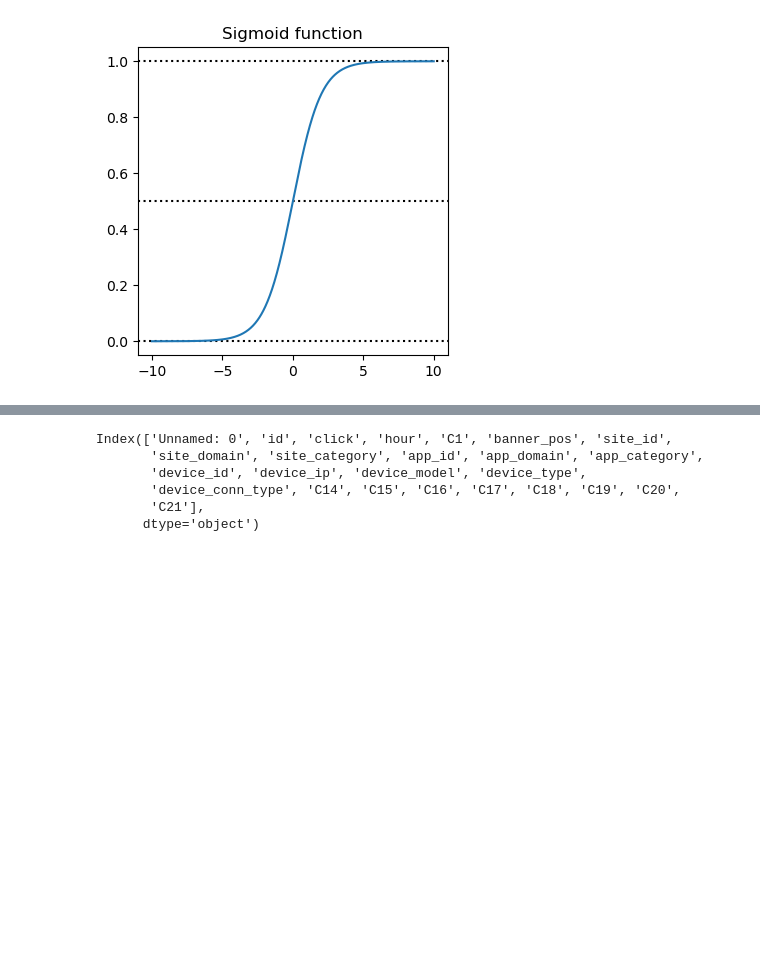
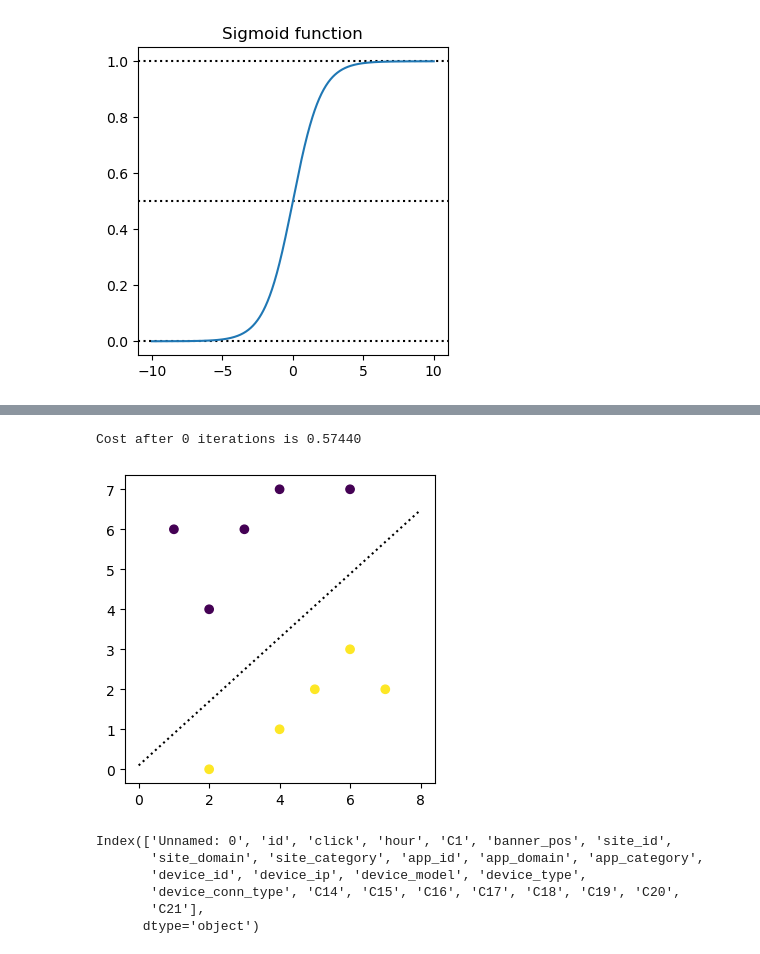
Before and after one commit to anshuman1823/Predicting_online_ad_click_through_rate_using_logistic_regression, a Jupyter notebook: 4_predicting_online_ad_click_through_rate_using_logistic_regression.ipynb, the cells around one changed output, grey strips where cells are left out. Cells and saved outputs as stored; diff of their text form; code cells hidden in the pictures; blank space fills up the shorter version.

Commit message:
Implemented Logistic Regression Algorithm using Gradient Descent from Scratch

```diff
--- a/4_predicting_online_ad_click_through_rate_using_logistic_regression.ipynb
+++ b/4_predicting_online_ad_click_through_rate_using_logistic_regression.ipynb
@@ -34,3 +65,35 @@ plt.show()
+# %%
+## Defining the function for implementing logistic regression
+
+def train_log_reg(X_train, y_train, learning_rate = 0.1, fit_intercept = True, max_iter = 1000):
+    if fit_intercept:
+        ones = np.ones(X_train.shape[0])
+        X_train = np.c_[ones, X_train]
+    weights = np.zeros(X_train.shape[1])
+    for n in range(max_iter):
+        weights = update_weights_gd(X_train, y_train, weights, learning_rate)
+        if n%100 == 0:
+            print(f"Cost after {n} iterations is {compute_cost(X_train, y_train, weights):.5f}")
+    return weights
+# %%
+## Checking if the logistic regression
+
+X_train = np.array([[6, 7],[2, 4],[3, 6],[4, 7],[1, 6],[5, 2],[2, 0],[6, 3],[4, 1],[7, 2]])
+y_train = np.array([0, 0, 0, 0, 0, 1, 1, 1, 1, 1])
+# %%
+weights = train_log_reg(X_train, y_train, max_iter = 100)
+# %% [output]
+Cost after 0 iterations is 0.57440
+# %%
+## Writing a function to return the decision boundary for two dimensional logistic regression function
+def dec_bound(weights, x):
+    return - ((weights[1]/weights[2])*x + (weights[0]/weights[2]))
+# %%
+plt.scatter(X_train[:,0], X_train[:,1], c = y_train)
+plt.plot(np.linspace(0,8,1000), dec_bound(weights, np.linspace(0,8,1000)), linestyle = "dotted", color = "k")
+plt.show()
+# %% [output]
+[figure, added]
 # %%
 dataset.columns
 # %% [output]
```
Also changed, not shown: parts of 9 cells of this notebook.
